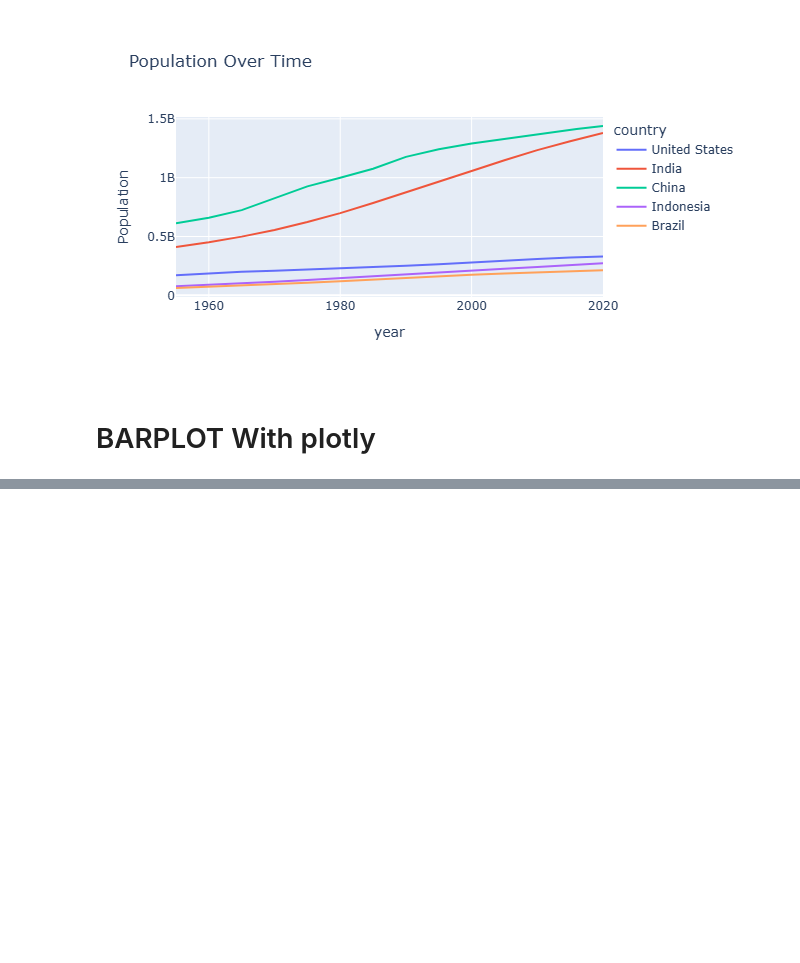
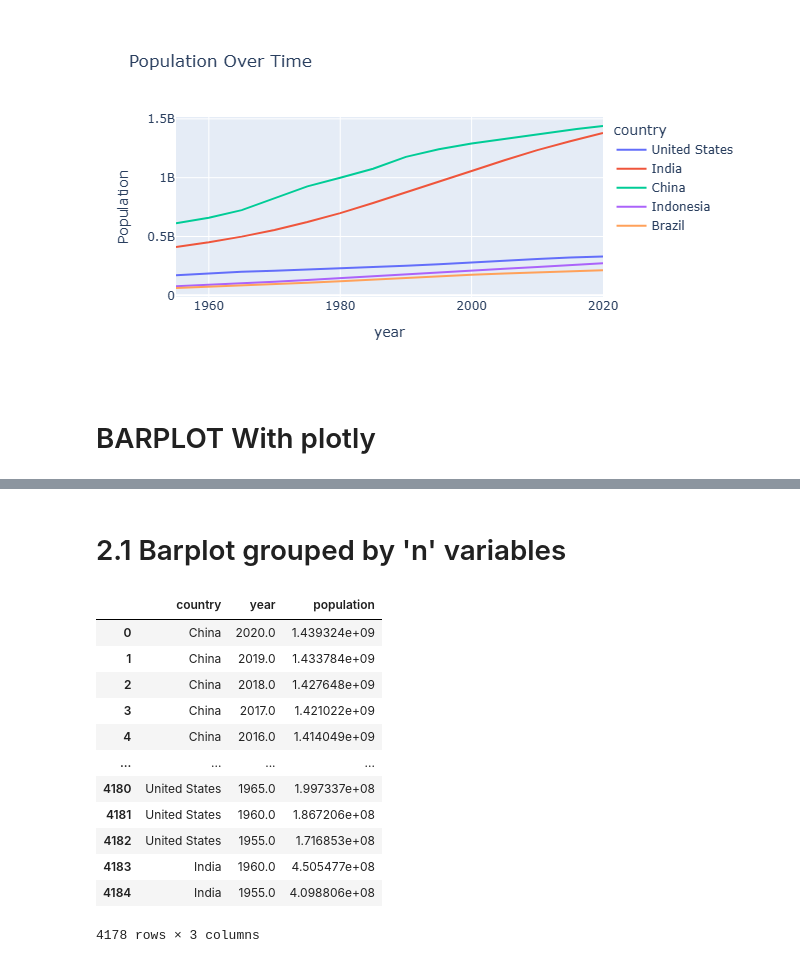
Before and after one commit to MUNYEMANA12/data-visualization, a Jupyter notebook: visualization.ipynb, the cells around one changed output, grey strips where cells are left out. Saved outputs shown, nothing was run; the diff lists cells and outputs as text; code cells hidden in the pictures; blank space fills up the shorter version.

```diff
--- a/visualization.ipynb
+++ b/visualization.ipynb
@@ -84,0 +94,18 @@ fig.show()
+# %% [markdown]
+# 2.1 Barplot grouped by 'n' variables
+# %%
+data
+# %% [output]
+|  | country | year | population |
+| 0 | China | 2020.0 | 1.439324e+09 |
+| 1 | China | 2019.0 | 1.433784e+09 |
+| 2 | China | 2018.0 | 1.427648e+09 |
+| 3 | China | 2017.0 | 1.421022e+09 |
+| 4 | China | 2016.0 | 1.414049e+09 |
+| ... | ... | ... | ... |
+| 4180 | United States | 1965.0 | 1.997337e+08 |
+| 4181 | United States | 1960.0 | 1.867206e+08 |
+| 4182 | United States | 1955.0 | 1.716853e+08 |
+| 4183 | India | 1960.0 | 4.505477e+08 |
+| 4184 | India | 1955.0 | 4.098806e+08 |
+4178 rows × 3 columns
```
Also changed, not shown: parts of 5 cells of this notebook.
